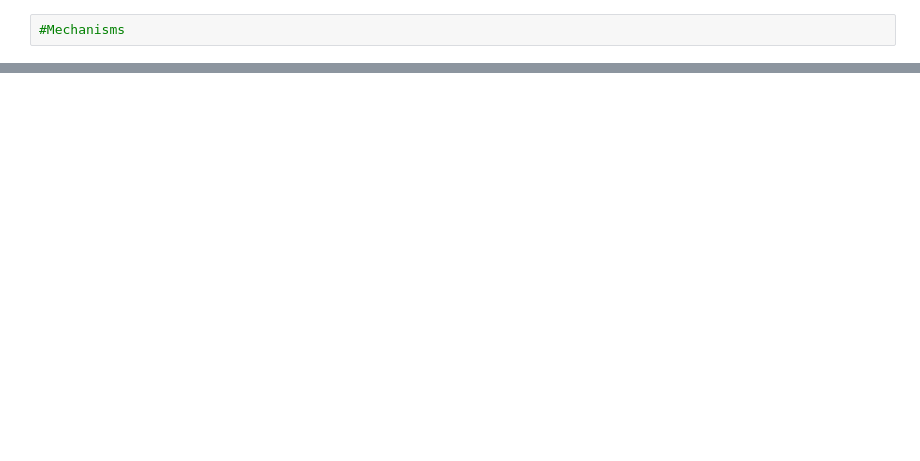
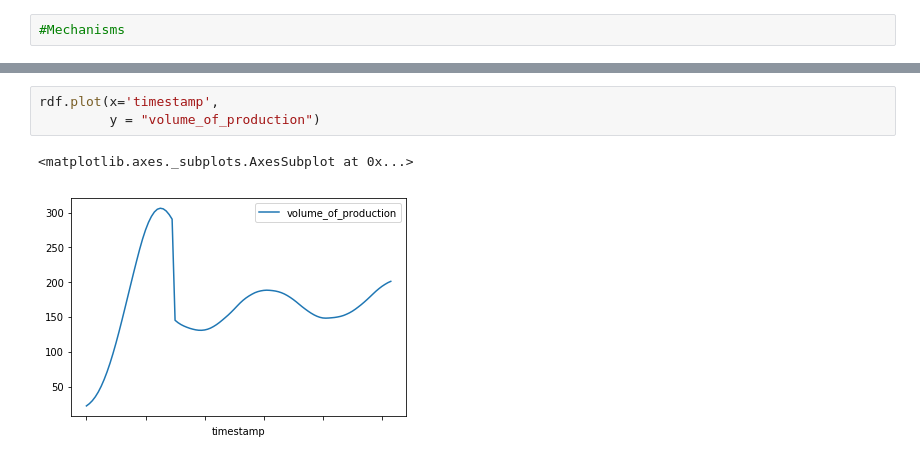
Before and after one commit to wilson3698/cadCAD, a Jupyter notebook: demos/ThreeSidedMarket.ipynb, the cells around one changed output, grey strips where cells are left out. Cells and saved outputs as stored; diff of their text form; blank space fills up the shorter version.

```diff
--- a/demos/ThreeSidedMarket.ipynb
+++ b/demos/ThreeSidedMarket.ipynb
@@ -447,0 +569,6 @@ df.beta.diff().plot()
+# %%
+rdf.plot(x='timestamp',
+         y = "volume_of_production")
+# %% [output]
+<matplotlib.axes._subplots.AxesSubplot at 0x...>
+[figure, added]
```
Also changed, not shown: parts of 48 cells of this notebook, 2 other files.
